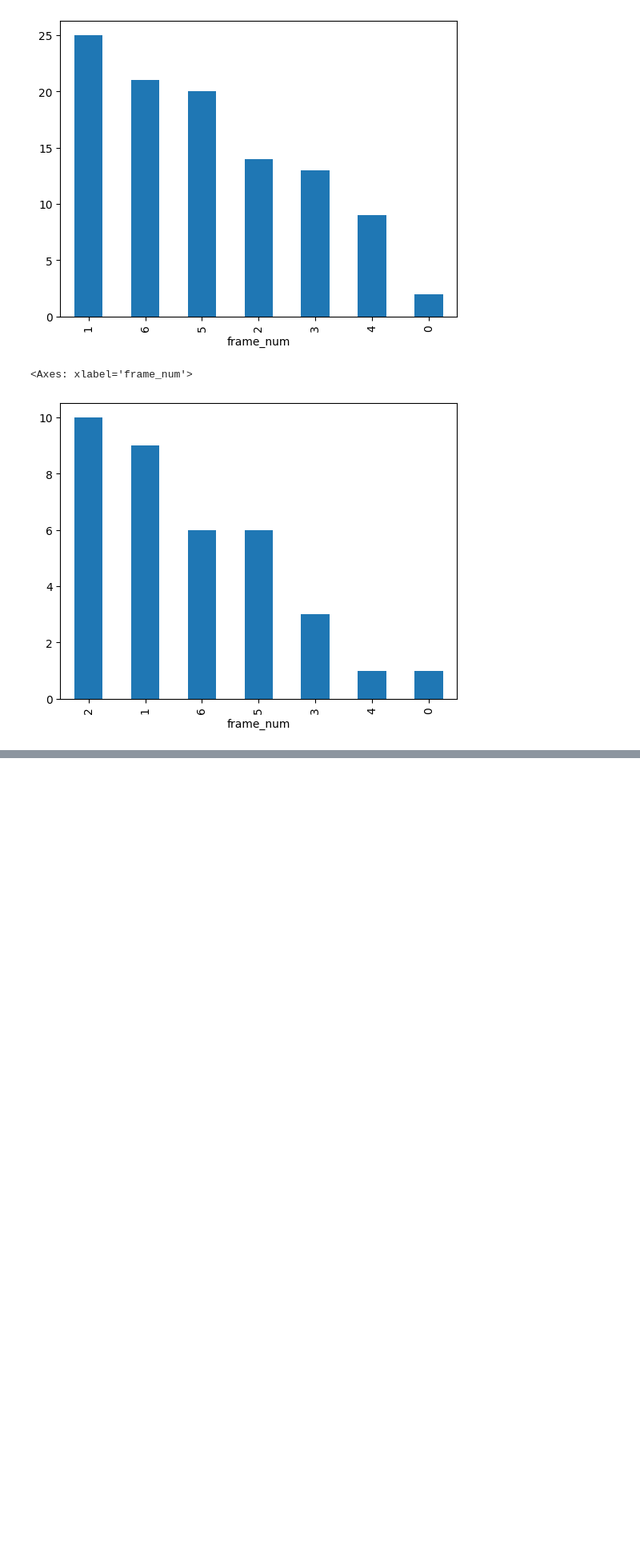
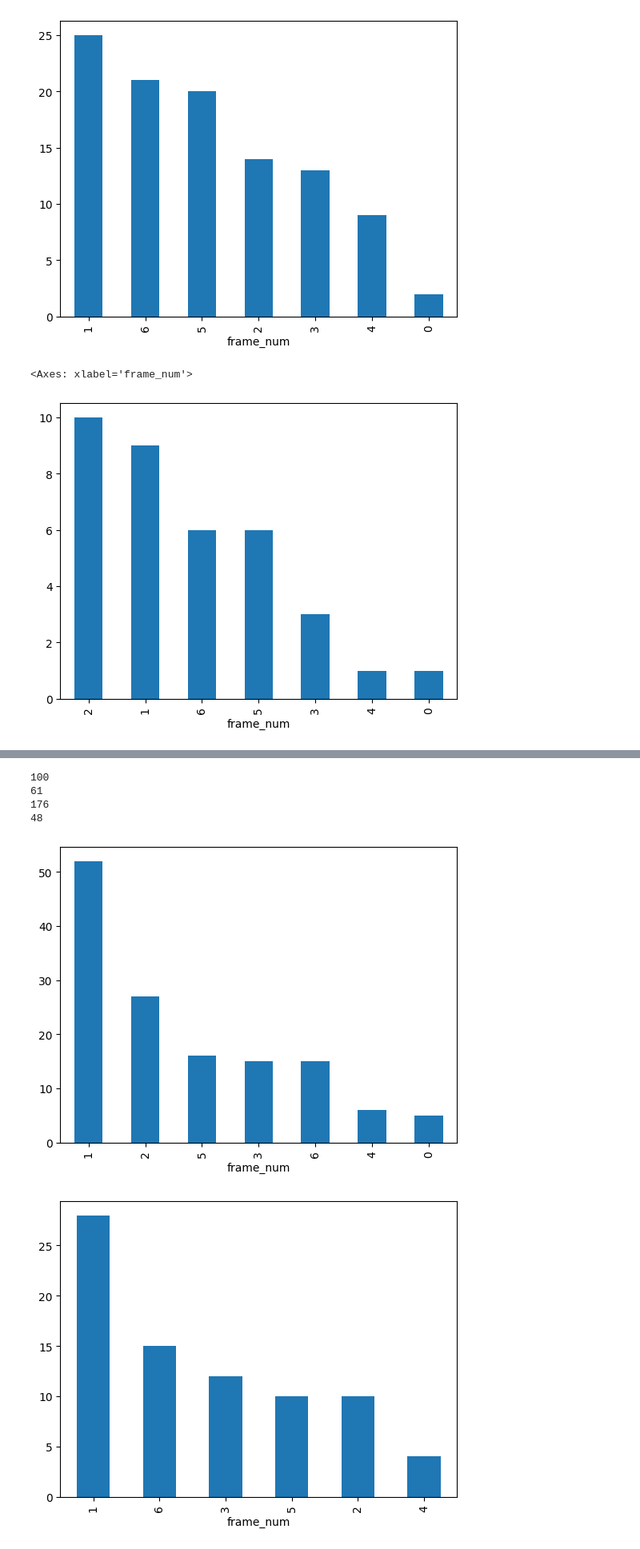
Before and after one commit to yimethan/Capstone-project, a Jupyter notebook: user_selections.ipynb, the cells around one changed output, grey strips where cells are left out. Shown: that part at 80% size. Cells and saved outputs as stored; diff of their text form; code cells hidden in the pictures; blank space fills up the shorter version.

```diff
--- a/user_selections.ipynb
+++ b/user_selections.ipynb
@@ -115,0 +127,9 @@ winter_expo.frame_num.value_counts().plot.bar()
+# %%
+seasons = ['spring', 'summer', 'fall', 'winter']
+for season in seasons:
+    print(len(all_df[all_df['result'] == season]))
+# %% [output]
+100
+61
+176
+48
@@ -115,0 +138,10 @@ winter_expo.frame_num.value_counts().plot.bar()
+# %%
+for season in seasons:
+    plt.figure()
+    all_df[all_df['result'] == season].light_num.value_counts().plot.bar()
+    plt.savefig(f'/content/graph/{season}_light.png')
+    all_df[all_df['result'] == season].frame_num.value_counts().plot.bar()
+    plt.savefig(f'/content/graph/{season}_frame.png')
+# %% [output]
+[figure, added]
+[figure, added]
```
Also changed, not shown: parts of 13 cells of this notebook, 9 other files.
